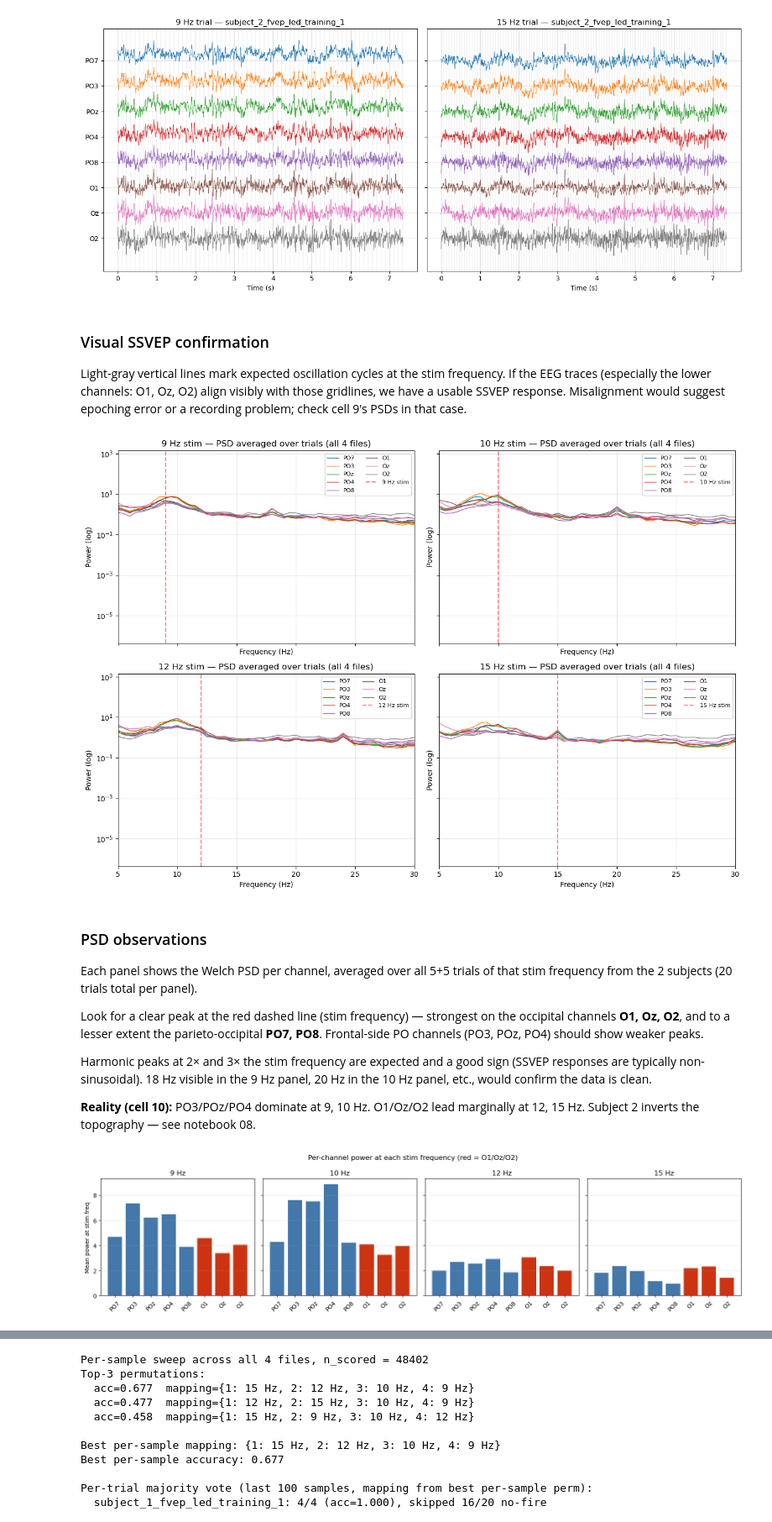
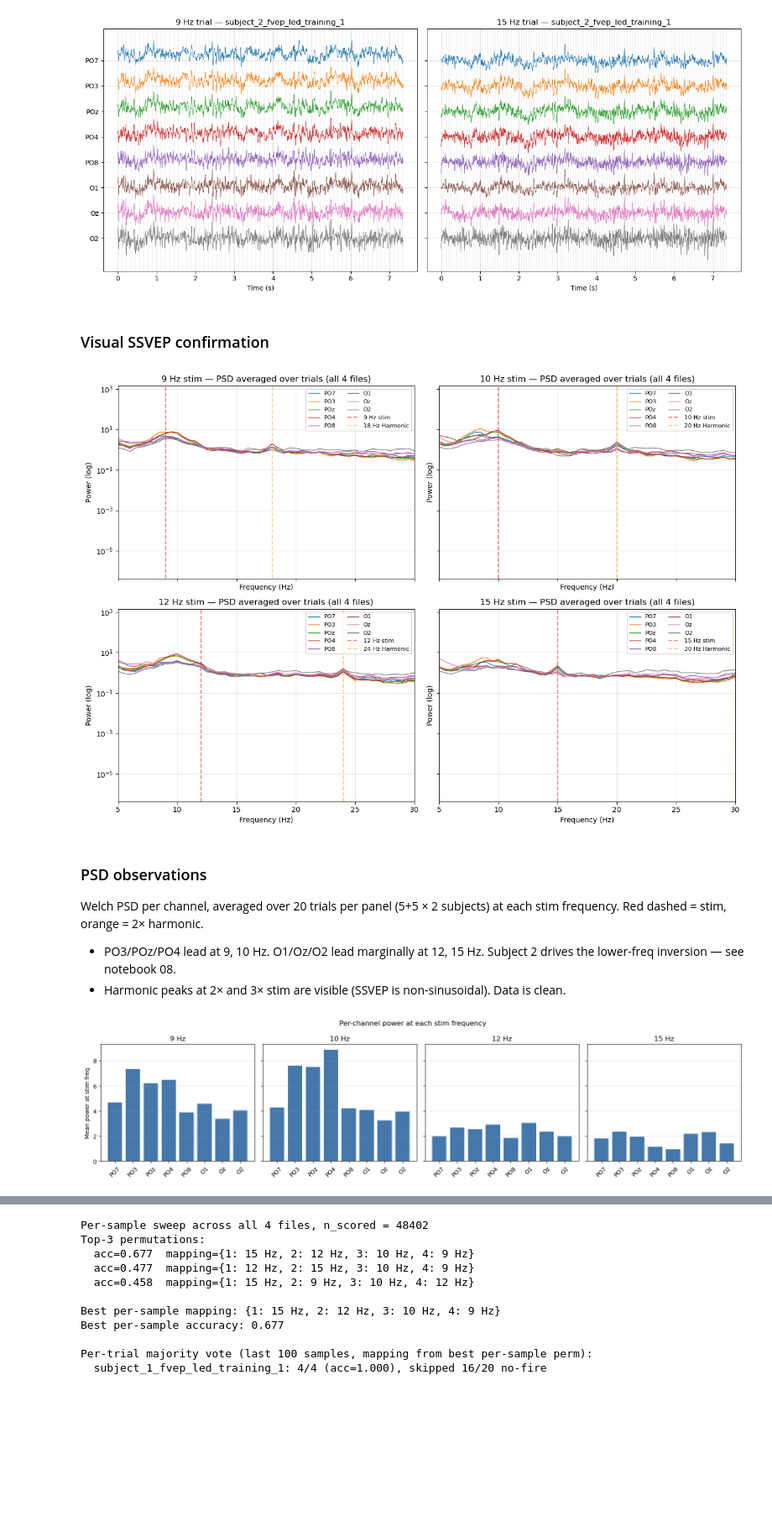
Before and after one commit to ishanvirc/BR4IN_SSVEP, a Jupyter notebook: notebooks/01_data_exploration.ipynb, the cells around one changed output, grey strips where cells are left out. Shown at 84% size. Cells and saved outputs as stored; diff of their text form; code cells hidden in the pictures; blank space fills up the shorter version.

Commit message:
Notebook 01: rewrite cells 8/10 in hackathon voice; recolor cell 9 bar plot to neutral (drop O1/Oz/O2 hypothesis loading)

```diff
--- a/notebooks/01_data_exploration.ipynb
+++ b/notebooks/01_data_exploration.ipynb
@@ -166,11 +153,6 @@ plt.tight_layout(); plt.show()
 [figure]
 # %% [markdown]
 ### Visual SSVEP confirmation
-
-Light-gray vertical lines mark expected oscillation cycles at the stim frequency.
-If the EEG traces (especially the lower channels: O1, Oz, O2) align visibly with
-those gridlines, we have a usable SSVEP response. Misalignment would suggest
-epoching error or a recording problem; check cell 9's PSDs in that case.
 # %%
 NPERSEG = 512  # 0.5 Hz resolution at 256 Hz fs
 fig, axes = plt.subplots(2, 2, figsize=(13, 9), sharex=True, sharey=True)
@@ -194,6 +176,7 @@ for ax, freq in zip(axes.flat, STIM_FREQS):
         avg = np.mean(psd_per_ch[ch_i], axis=0)
         ax.plot(f_grid, avg, lw=1.0, label=CH_NAMES[ch_i])
     ax.axvline(freq, color='red', ls='--', alpha=0.5, label=f'{int(freq)} Hz stim')
+    ax.axvline(2*freq, color='orange', ls='--', alpha=0.5, label=f'{2*int(freq)} Hz Harmonic')
     ax.set_xlim(5, 30); ax.set_yscale('log')
     ax.set_title(f'{int(freq)} Hz stim — PSD averaged over trials (all 4 files)')
     ax.set_xlabel('Frequency (Hz)'); ax.set_ylabel('Power (log)')
@@ -201,47 +184,39 @@ for ax, freq in zip(axes.flat, STIM_FREQS):
     ax.grid(alpha=0.3, which='both')
 plt.tight_layout(); plt.show()
 # %% [output]
-[figure, old version]
+[figure, new version]
 # %% [markdown]
 ### PSD observations
 
-Each panel shows the Welch PSD per channel, averaged over all 5+5 trials of that
-stim frequency from the 2 subjects (20 trials total per panel).
+Welch PSD per channel, averaged over 20 trials per panel (5+5 × 2 subjects) at each stim frequency. Red dashed = stim, orange = 2× harmonic.
 
-Look for a clear peak at the red dashed line (stim frequency) — strongest on the
-occipital channels **O1, Oz, O2**, and to a lesser extent the parieto-occipital
-**PO7, PO8**. Frontal-side PO channels (PO3, POz, PO4) should show weaker peaks.
-
-Harmonic peaks at 2× and 3× the stim frequency are expected and a good sign
-(SSVEP responses are typically non-sinusoidal). 18 Hz visible in the 9 Hz panel,
-20 Hz in the 10 Hz panel, etc., would confirm the data is clean.
-
-**Reality (cell 10):** PO3/POz/PO4 dominate at 9, 10 Hz. O1/Oz/O2 lead marginally at 12, 15 Hz. Subject 2 inverts the topography — see notebook 08.
+- PO3/POz/PO4 lead at 9, 10 Hz. O1/Oz/O2 lead marginally at 12, 15 Hz. Subject 2 drives the lower-freq inversion — see notebook 08.
+- Harmonic peaks at 2× and 3× stim are visible (SSVEP is non-sinusoidal). Data is clean.
 # %%
 fig, axes = plt.subplots(1, 4, figsize=(16, 4), sharey=True)
 for ax, freq in zip(axes, STIM_FREQS):
     powers = np.zeros(8); count = 0
     for key, ds in DATA.items():
         y_arr = ds['y']; fs_arr = ds['fs']
         for s, e, f in trials_from_trigger(y_arr[9]):
             if f != freq:
                 continue
             seg = y_arr[1:9, s:e]
             nps = min(NPERSEG, seg.shape[1])
             f_w, p_w = welch(seg, fs=fs_arr, nperseg=nps, axis=-1)
             idx = int(np.argmin(np.abs(f_w - freq)))
             powers += p_w[:, idx]; count += 1
     if count > 0:
         powers /= count
-    bars = ax.bar(CH_NAMES, powers, color=['#4477AA']*5 + ['#CC3311']*3)
+    bars = ax.bar(CH_NAMES, powers, color='#4477AA')
     ax.set_title(f'{int(freq)} Hz')
     ax.tick_params(axis='x', rotation=45)
     ax.grid(alpha=0.3, axis='y')
 axes[0].set_ylabel('Mean power at stim freq')
-fig.suptitle('Per-channel power at each stim frequency (red = O1/Oz/O2)')
+fig.suptitle('Per-channel power at each stim frequency')
 plt.tight_layout(); plt.show()
 # %% [output]
-[figure, old version]
+[figure, new version]
 # %% [markdown]
 ### Channel selection note
 
```
Also changed, not shown: parts of 4 cells of this notebook.
